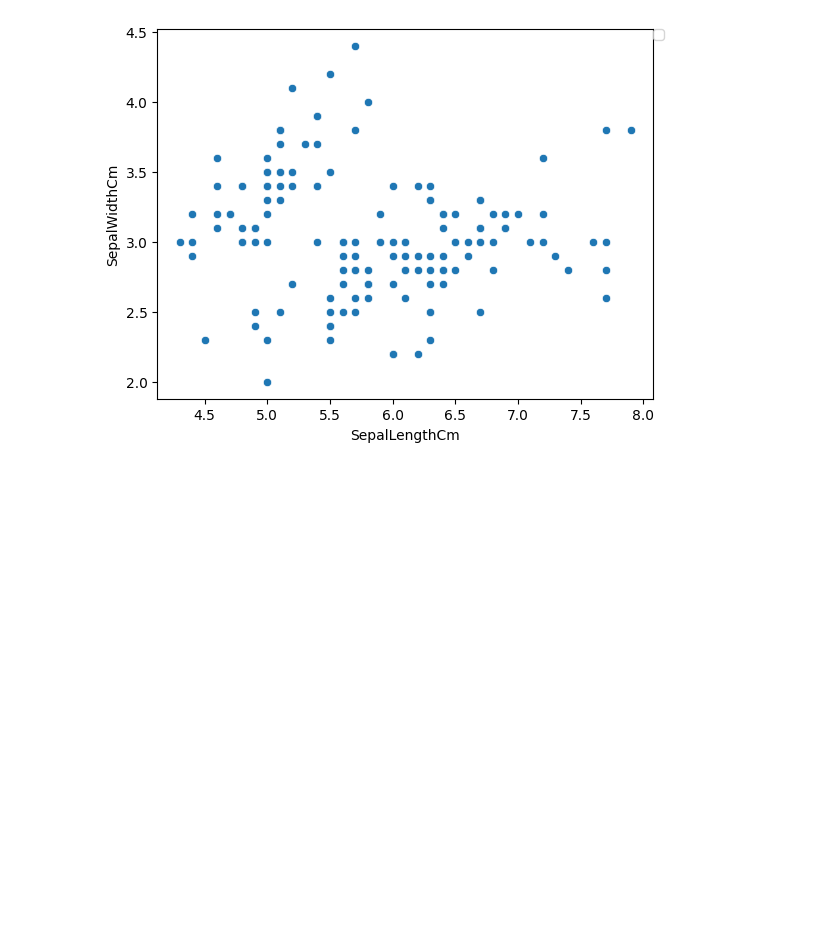
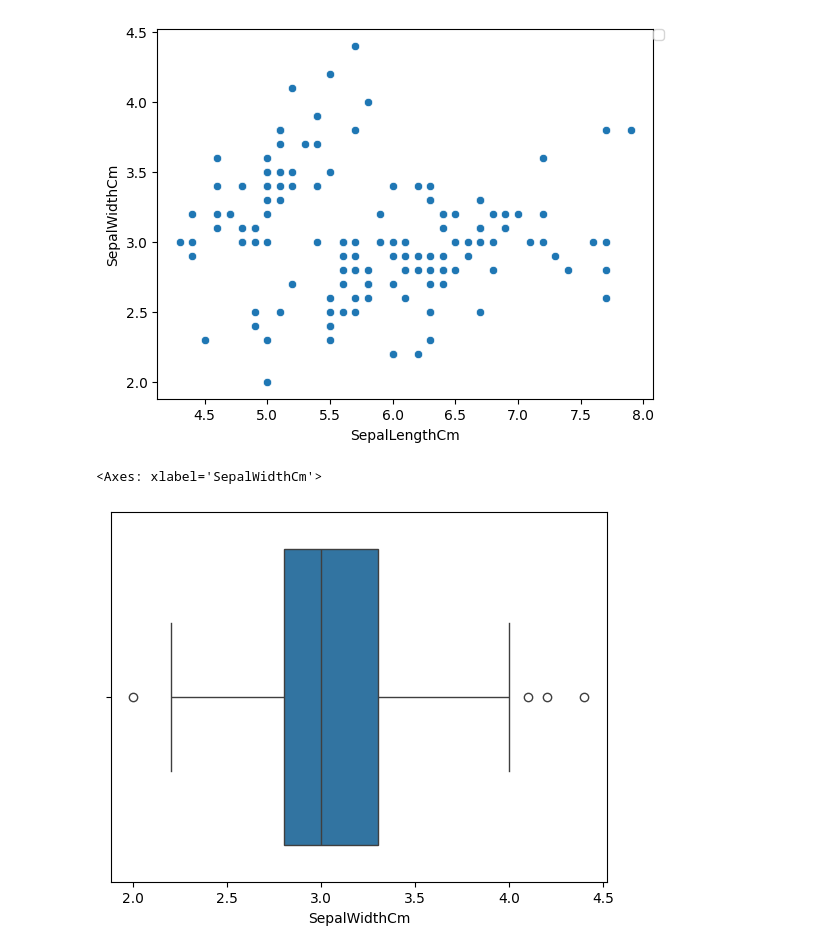
Before and after one commit to Shreyapowar9961/Deep_Learning_sem6, a Jupyter notebook: EDAONIRIS.ipynb, the cells around one changed output. Drawn from its saved outputs; the diff is of its cells as text; code cells hidden in the pictures; blank space fills up the shorter version.

```diff
--- a/EDAONIRIS.ipynb
+++ b/EDAONIRIS.ipynb
@@ -103,3 +105,8 @@ plt.legend(bbox_to_anchor=(1, 1), loc=2, borderaxespad=0)
 plt.show()
 # %% [output]
 [figure]
+# %%
+sns.boxplot(x='SepalWidthCm', data=df)
+# %% [output]
+<Axes: xlabel='SepalWidthCm'>
+[figure, added]
```
Also changed, not shown: parts of 1 cell of this notebook.
